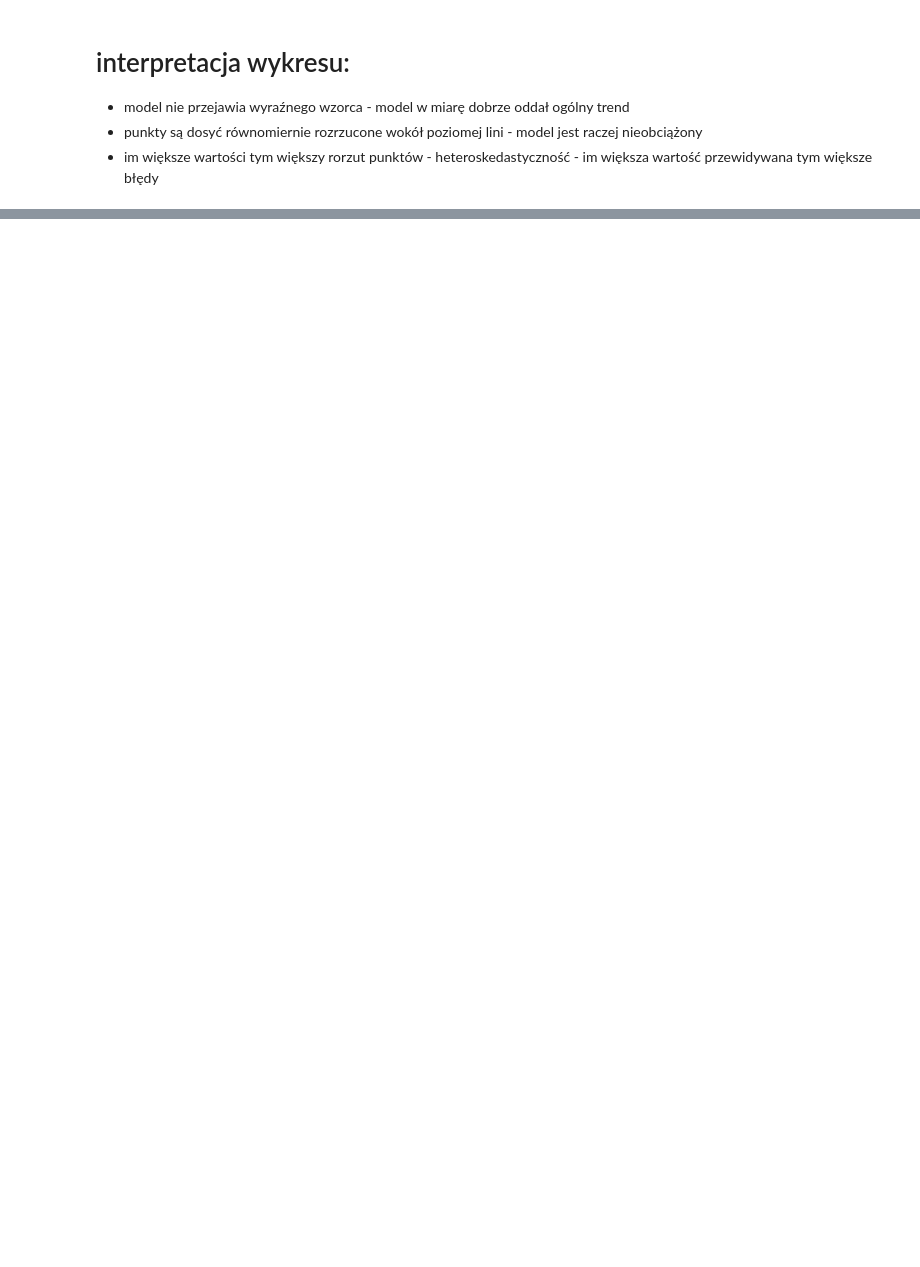
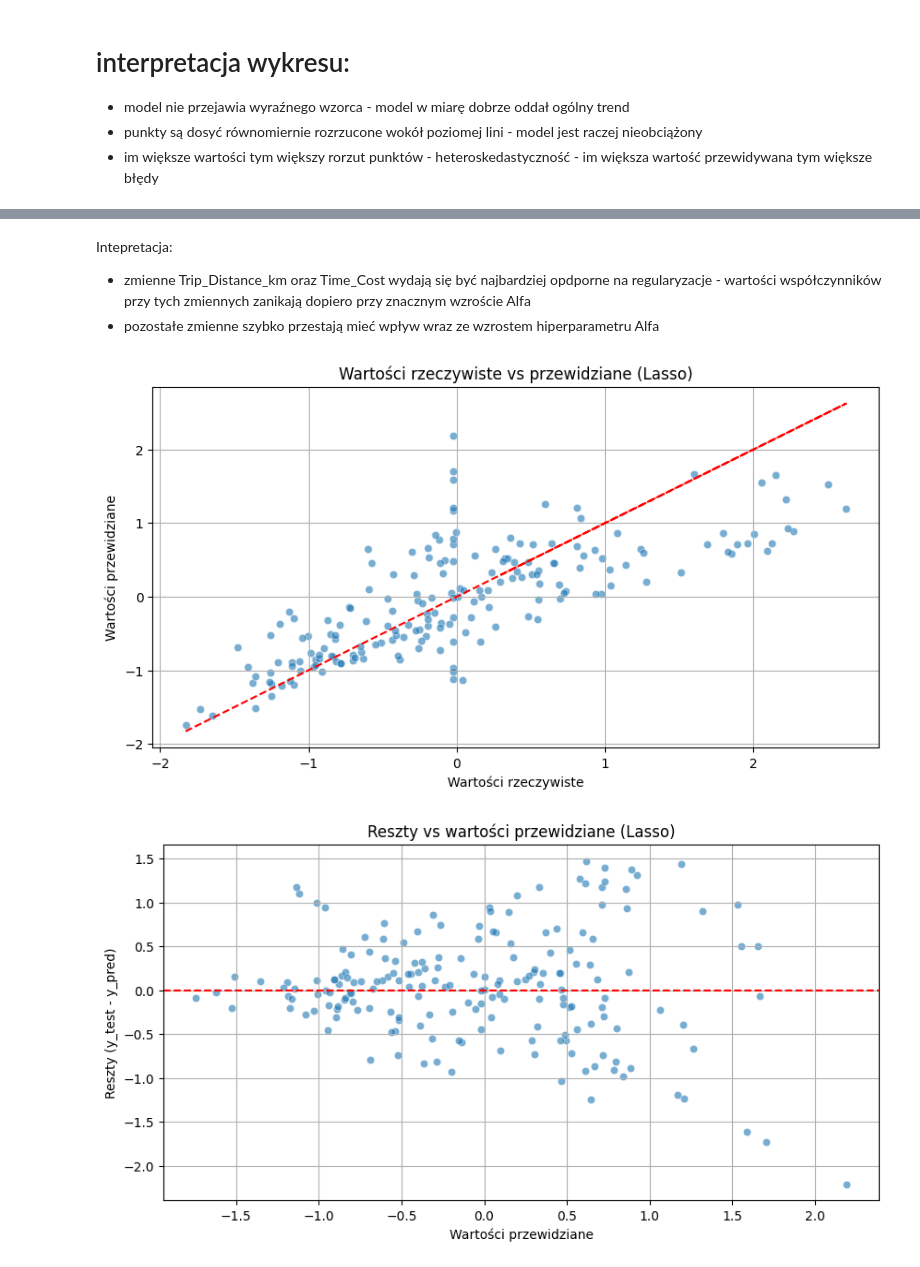
Before and after one commit to jurewiczM/PUM_Ptojekt_2025, a Jupyter notebook: Project_preprocessing.ipynb, the cells around one changed output, grey strips where cells are left out. Saved outputs shown, nothing was run; the diff lists cells and outputs as text; code cells hidden in the pictures; blank space fills up the shorter version.

```diff
--- a/Project_preprocessing.ipynb
+++ b/Project_preprocessing.ipynb
@@ -582,0 +682,28 @@ Możliwe kroki do wykonania:
+# %% [markdown]
+Intepretacja:
+- zmienne Trip_Distance_km oraz Time_Cost wydają się być najbardziej opdporne na regularyzacje - wartości współczynników przy tych zmiennych zanikają dopiero przy znacznym wzroście Alfa
+- pozostałe zmienne szybko przestają mieć wpływ wraz ze wzrostem hiperparametru Alfa
+# %%
+# 1. Wartości rzeczywiste vs przewidziane
+plt.figure(figsize=(10, 5))
+sns.scatterplot(x=y_test, y=y_pred_lasso, alpha=0.6)
+plt.plot(y_test, y_test, '--r')
+plt.xlabel('Wartości rzeczywiste')
+plt.ylabel('Wartości przewidziane')
+plt.title('Wartości rzeczywiste vs przewidziane (Lasso)')
+plt.grid(True)
+plt.show()
+
+# 2. Reszty vs wartości przewidziane
+residuals_lasso = y_test - y_pred_lasso
+plt.figure(figsize=(10, 5))
+sns.scatterplot(x=y_pred_lasso, y=residuals_lasso, alpha=0.6)
+plt.axhline(0, color='red', linestyle='--')
+plt.xlabel('Wartości przewidziane')
+plt.ylabel('Reszty (y_test - y_pred)')
+plt.title('Reszty vs wartości przewidziane (Lasso)')
+plt.grid(True)
+plt.show()
+# %% [output]
+[figure, added]
+[figure, added]
```
Also changed, not shown: parts of 17 cells of this notebook.
